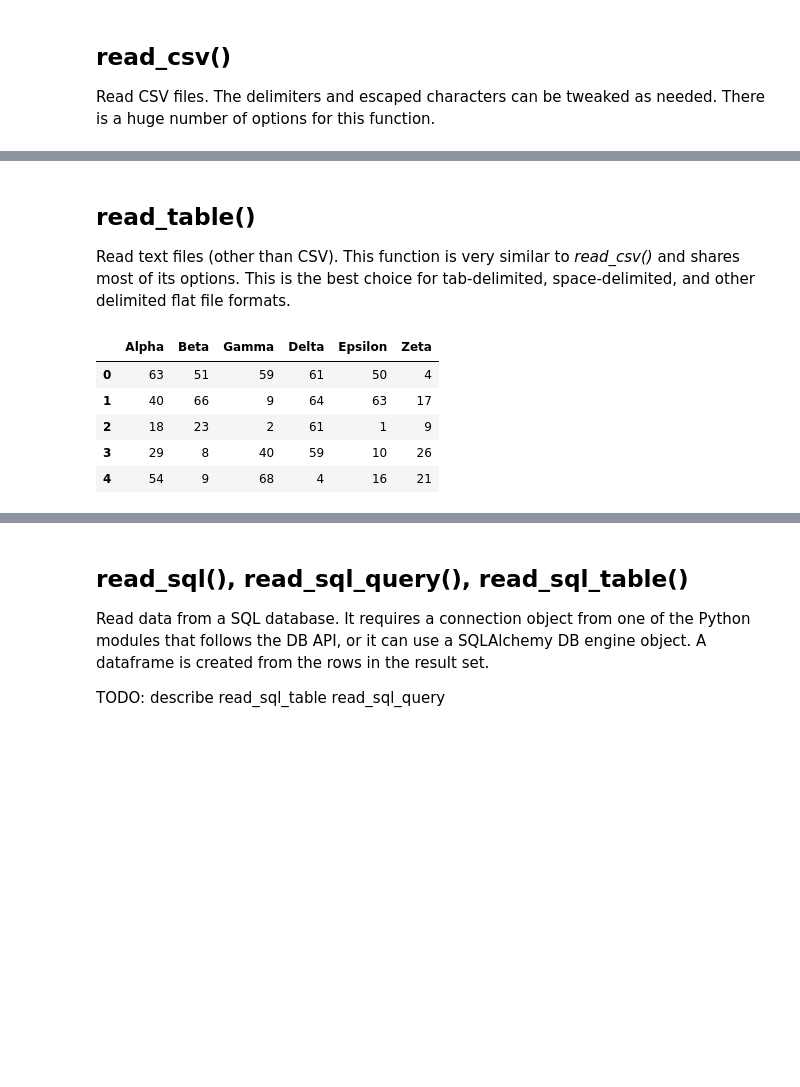
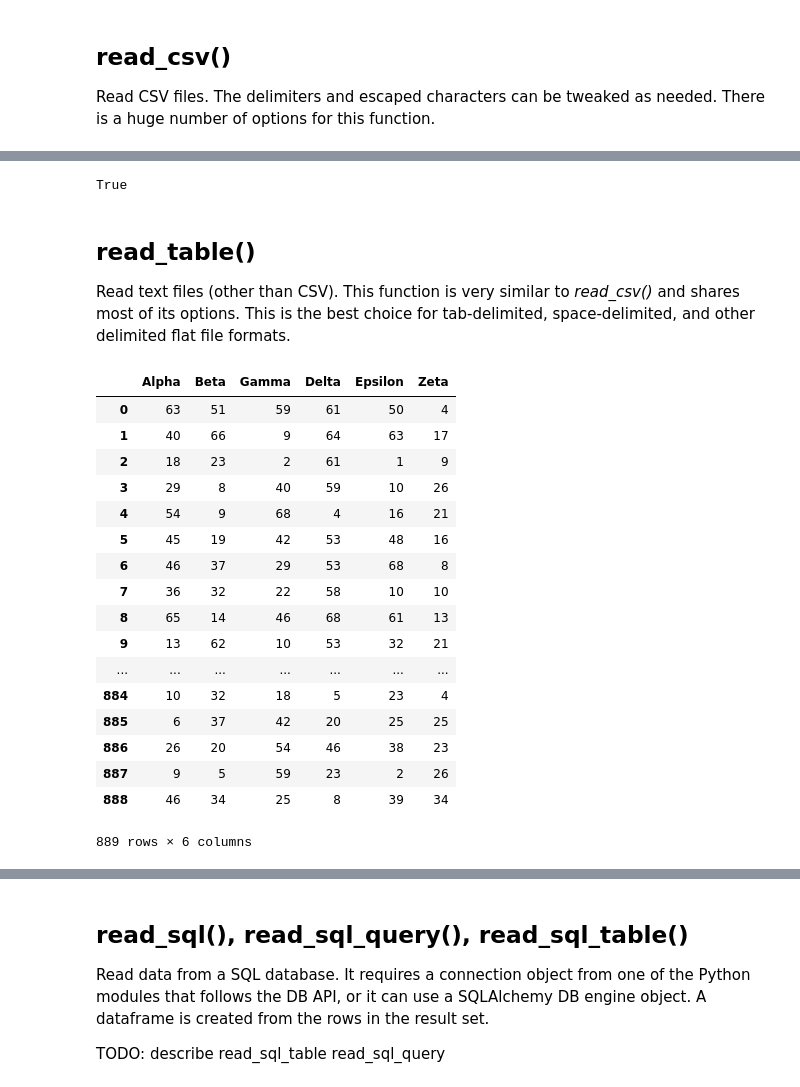
Before and after one commit to tarment10/scientists_class_bettis, a Jupyter notebook: NOTEBOOKS/Pandas_Input_Demo.ipynb, the cells around one changed output, grey strips where cells are left out. Saved outputs shown, nothing was run; the diff lists cells and outputs as text; code cells hidden in the pictures; blank space fills up the shorter version.

```diff
--- a/NOTEBOOKS/Pandas_Input_Demo.ipynb
+++ b/NOTEBOOKS/Pandas_Input_Demo.ipynb
@@ -20,17 +23,37 @@ df_csv.head()
 | DFW | Dallas, TX (Dallas/Fort Worth Int... | 3 | 25198256 | 3 | 26785739 | 3 | 20430281 | -18.9 | ... |
 | DEN | Denver, CO (Denver International) | 6 | 16397390 | 4 | 24965553 | 4 | 19190341 | 17.0 | ... |
 | LAX | Los Angeles, CA (Los Angeles Inte... | 4 | 22873307 | 5 | 22860849 | 5 | 18379418 | -19.6 | ... |
+# %%
+df_csv.to_html('boardings.html')
+import webbrowser
+
+webbrowser.open('boardings.html')
+# %% [output]
+True
 # %% [markdown]
 ## read_table()
 Read text files (other than CSV). This function is very similar to *read_csv()* and shares most of its options. This is the best choice for tab-delimited, space-delimited, and other delimited flat file formats.
 # %%
-df_table = pd.read_table('../DATA/columns_of_numbers.txt', delim_whitespace=True)
+df_table = pd.read_table('../DATA/columns_of_numbers.txt',
+                         delim_whitespace=True)
 # df_table.set_index = pd.date_range('1/1/2017', periods=len(df_table), freq='D')
-df_table.head()
+df_table
 # %% [output]
 |  | Alpha | Beta | Gamma | Delta | Epsilon | Zeta |
 | 0 | 63 | 51 | 59 | 61 | 50 | 4 |
 | 1 | 40 | 66 | 9 | 64 | 63 | 17 |
 | 2 | 18 | 23 | 2 | 61 | 1 | 9 |
 | 3 | 29 | 8 | 40 | 59 | 10 | 26 |
 | 4 | 54 | 9 | 68 | 4 | 16 | 21 |
+| 5 | 45 | 19 | 42 | 53 | 48 | 16 |
+| 6 | 46 | 37 | 29 | 53 | 68 | 8 |
+| 7 | 36 | 32 | 22 | 58 | 10 | 10 |
+| 8 | 65 | 14 | 46 | 68 | 61 | 13 |
+| 9 | 13 | 62 | 10 | 53 | 32 | 21 |
+| ... | ... | ... | ... | ... | ... | ... |
+| 884 | 10 | 32 | 18 | 5 | 23 | 4 |
+| 885 | 6 | 37 | 42 | 20 | 25 | 25 |
+| 886 | 26 | 20 | 54 | 46 | 38 | 23 |
+| 887 | 9 | 5 | 59 | 23 | 2 | 26 |
+| 888 | 46 | 34 | 25 | 8 | 39 | 34 |
+889 rows × 6 columns
```
Also changed, not shown: parts of 14 cells of this notebook, 14 other files.
